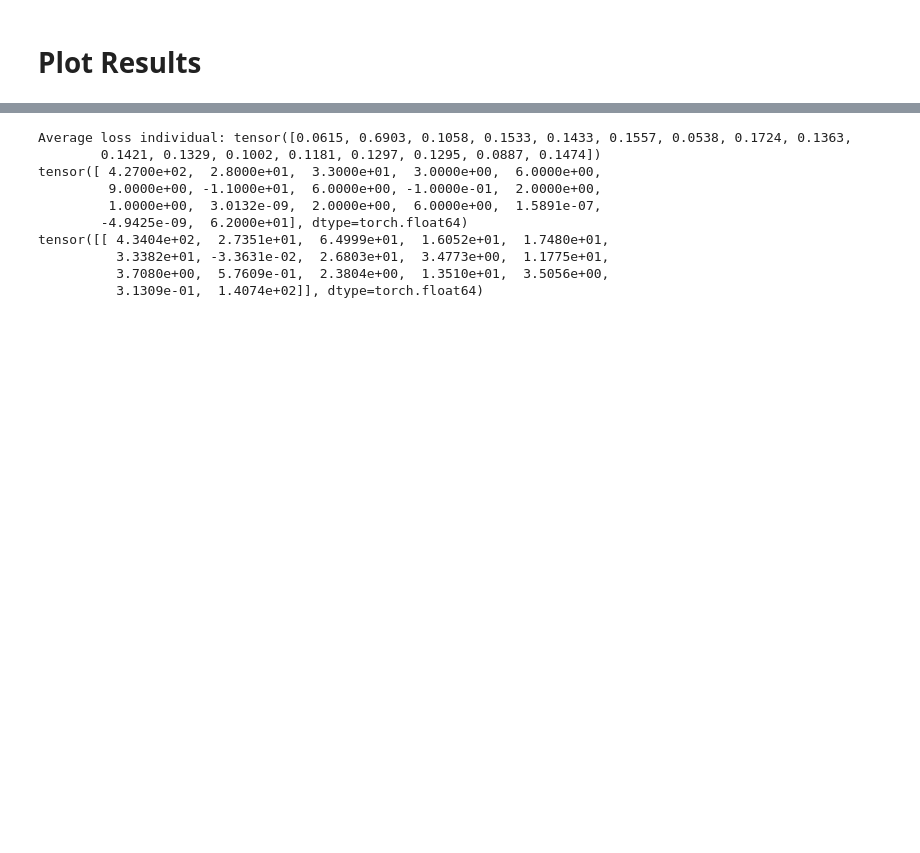
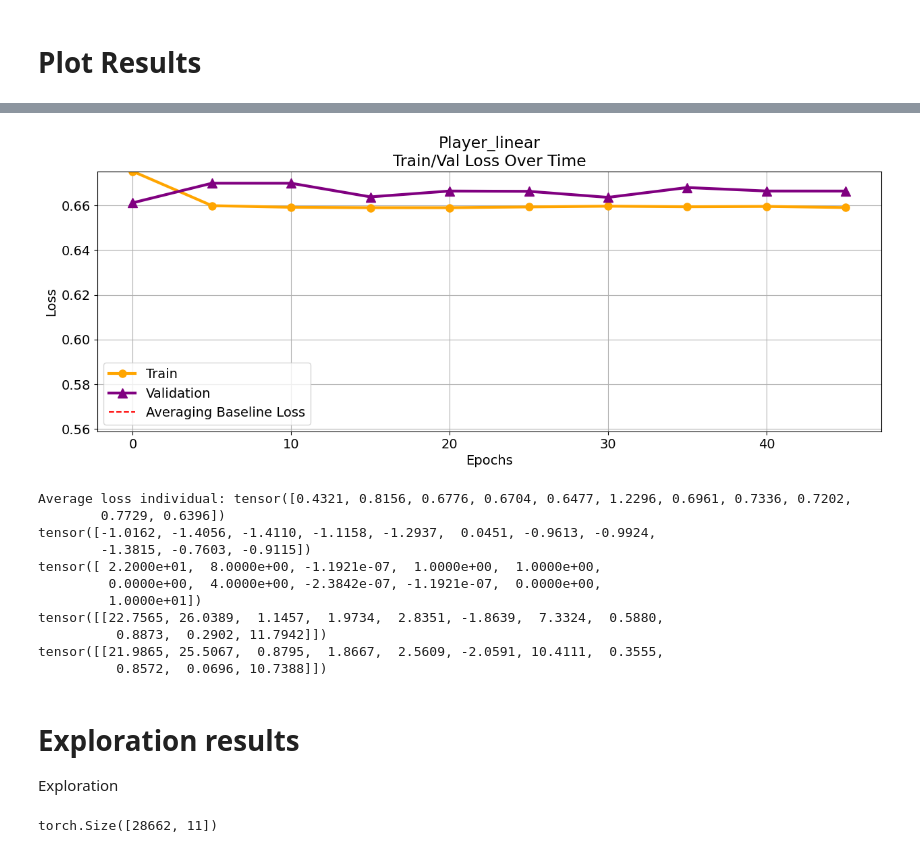
Before and after one commit to RandumbRobot/hockey-player-stats-predictor, a Jupyter notebook: player_standalone_nn_nb.ipynb, the cells around one changed output, grey strips where cells are left out. Cells and saved outputs as stored; diff of their text form; code cells hidden in the pictures; blank space fills up the shorter version.

```diff
--- a/player_standalone_nn_nb.ipynb
+++ b/player_standalone_nn_nb.ipynb
@@ -105,0 +152,7 @@ Validation loss for epoch 475: 0.7528731673955917
+# %%
+criterion_linear = RMSELoss()
+optimizer_linear = torch.optim.Adam(model_linear.parameters(),lr=0.01)
+epochs_linear = 50
+loss_interval_linear = 5
+# %%
+(model_linear, train_losses_linear, val_losses_linear) = train_and_validate(model_linear, criterion_linear, optimizer_linear, dataloader_train, dataloader_test, epochs=epochs_linear, loss_interval=loss_interval_linear, device=device)
@@ -126,3 +196,7 @@ Average loss: 0.8362852334976196
+# %%
+plot_train_v_loss("Player_linear",train_losses_linear, val_losses_linear, loss_interval, baseline_loss=avg_loss)
+# %% [output]
+[figure, added]
 # %%
 # Define loss
 def Ind_RMSELoss(yhat, y):
@@ -132,18 +206,28 @@ avg_loss_ind = Ind_RMSELoss(avg_predictions, avg_targets)
 print(f"Average loss individual: {avg_loss_ind}")
 
 sample =dataset_train.__getitem__(0)
+print(sample[1])
 print(dataset.unnormalize(sample[1]))
+
 
 pred_sample = model(sample[0].unsqueeze(0).to(device))
 print(dataset.unnormalize(pred_sample.cpu().detach()))
+
+pred_sample_linear = model_linear(sample[0].unsqueeze(0).to(device))
+print(dataset.unnormalize(pred_sample_linear.cpu().detach()))
 # %% [output]
-Average loss individual: tensor([0.0615, 0.6903, 0.1058, 0.1533, 0.1433, 0.1557, 0.0538, 0.1724, 0.1363,
-        0.1421, 0.1329, 0.1002, 0.1181, 0.1297, 0.1295, 0.0887, 0.1474])
-tensor([ 4.2700e+02,  2.8000e+01,  3.3000e+01,  3.0000e+00,  6.0000e+00,
-         9.0000e+00, -1.1000e+01,  6.0000e+00, -1.0000e-01,  2.0000e+00,
-         1.0000e+00,  3.0132e-09,  2.0000e+00,  6.0000e+00,  1.5891e-07,
-        -4.9425e-09,  6.2000e+01], dtype=torch.float64)
-tensor([[ 4.3404e+02,  2.7351e+01,  6.4999e+01,  1.6052e+01,  1.7480e+01,
-          3.3382e+01, -3.3631e-02,  2.6803e+01,  3.4773e+00,  1.1775e+01,
-          3.7080e+00,  5.7609e-01,  2.3804e+00,  1.3510e+01,  3.5056e+00,
-          3.1309e-01,  1.4074e+02]], dtype=torch.float64)
+Average loss individual: tensor([0.4321, 0.8156, 0.6776, 0.6704, 0.6477, 1.2296, 0.6961, 0.7336, 0.7202,
+        0.7729, 0.6396])
+tensor([-1.0162, -1.4056, -1.4110, -1.1158, -1.2937,  0.0451, -0.9613, -0.9924,
+        -1.3815, -0.7603, -0.9115])
+tensor([ 2.2000e+01,  8.0000e+00, -1.1921e-07,  1.0000e+00,  1.0000e+00,
+         0.0000e+00,  4.0000e+00, -2.3842e-07, -1.1921e-07,  0.0000e+00,
+         1.0000e+01])
+tensor([[22.7565, 26.0389,  1.1457,  1.9734,  2.8351, -1.8639,  7.3324,  0.5880,
+          0.8873,  0.2902, 11.7942]])
+tensor([[21.9865, 25.5067,  0.8795,  1.8667,  2.5609, -2.0591, 10.4111,  0.3555,
+          0.8572,  0.0696, 10.7388]])
+# %% [markdown]
+# Exploration results
+
+Exploration
@@ -149,0 +266,4 @@ tensor([[ 4.3404e+02,  2.7351e+01,  6.4999e+01,  1.6052e+01,  1.7480e+01,
+# %%
+print(preds_n_targets[3].shape)
+# %% [output]
+torch.Size([28662, 11])
```
Also changed, not shown: parts of 18 cells of this notebook, 7 other files.
